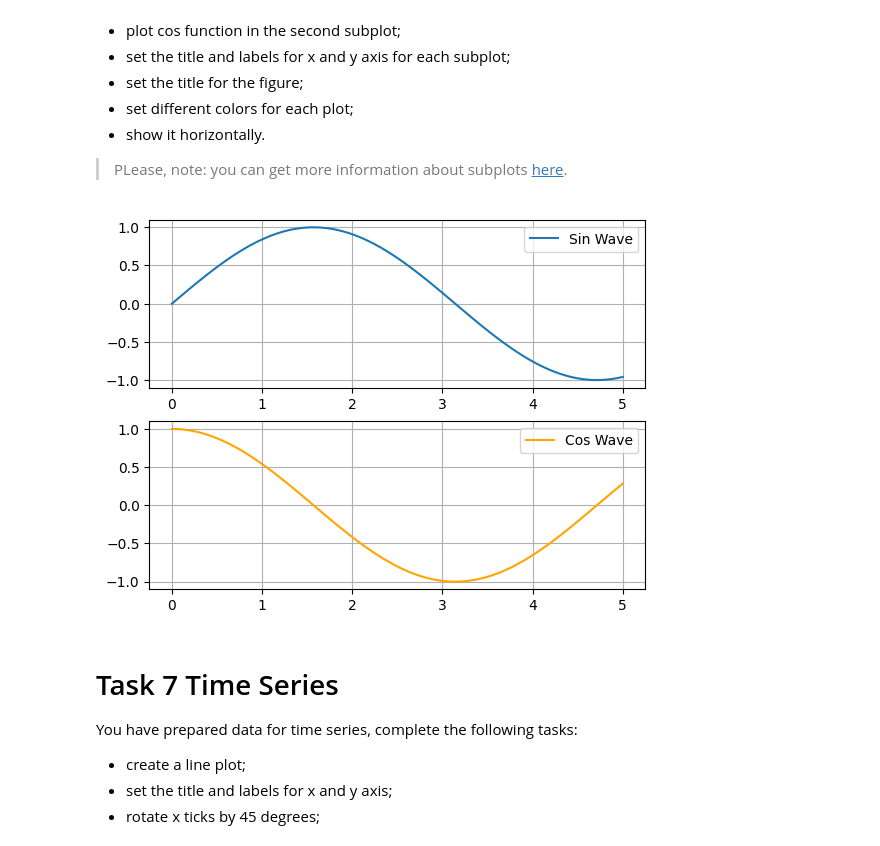
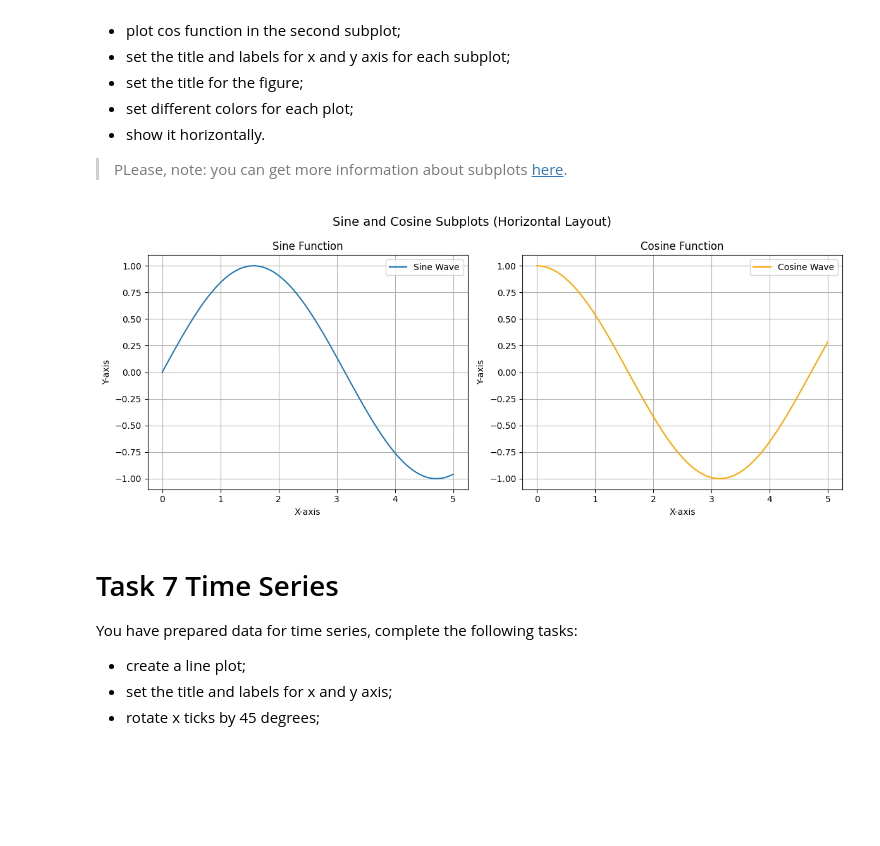
Before and after one commit to mishagitcode/py-matplotlib, a Jupyter notebook: app/matplotlib.ipynb, the cells around one changed output. Cells and saved outputs as stored; diff of their text form; code cells hidden in the pictures; blank space fills up the shorter version.

```diff
--- a/app/matplotlib.ipynb
+++ b/app/matplotlib.ipynb
@@ -149,21 +149,32 @@ You have sin and cos functions, complete the following tasks:
 # %%
 x = np.linspace(0, 5, 100)
 y1 = np.sin(x)
 y2 = np.cos(x)
 
-plt.subplot(2, 1, 1)
-plt.plot(x, y1, label='Sin Wave')
+plt.figure(figsize=(12, 5))
+
+plt.subplot(1, 2, 1)
+plt.plot(x, y1, label="Sine Wave")
+plt.title("Sine Function")
+plt.xlabel("X-axis")
+plt.ylabel("Y-axis")
+plt.grid(True)
 plt.legend()
-plt.grid()
 
-plt.subplot(2, 1, 2)
-plt.plot(x, y2, label='Cos Wave', color='orange')
+plt.subplot(1, 2, 2)
+plt.plot(x, y2, label="Cosine Wave", color="orange")
+plt.title("Cosine Function")
+plt.xlabel("X-axis")
+plt.ylabel("Y-axis")
+plt.grid(True)
 plt.legend()
-plt.grid()
 
+plt.suptitle("Sine and Cosine Subplots (Horizontal Layout)", fontsize=14)
+
+plt.tight_layout()
 plt.show()
 # %% [output]
-[figure, old version]
+[figure, new version]
 # %% [markdown]
 # Task 7 Time Series
 
```
Also changed, not shown: parts of 2 cells of this notebook.
